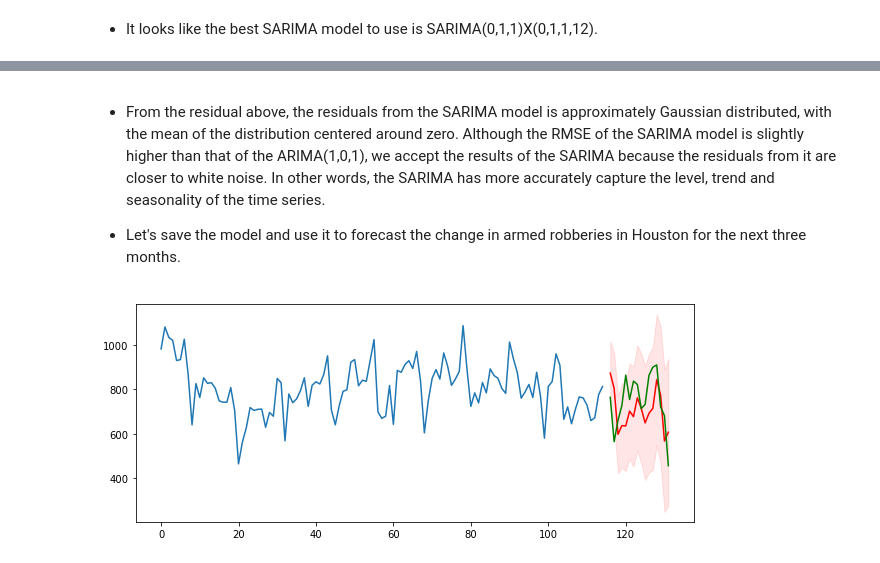
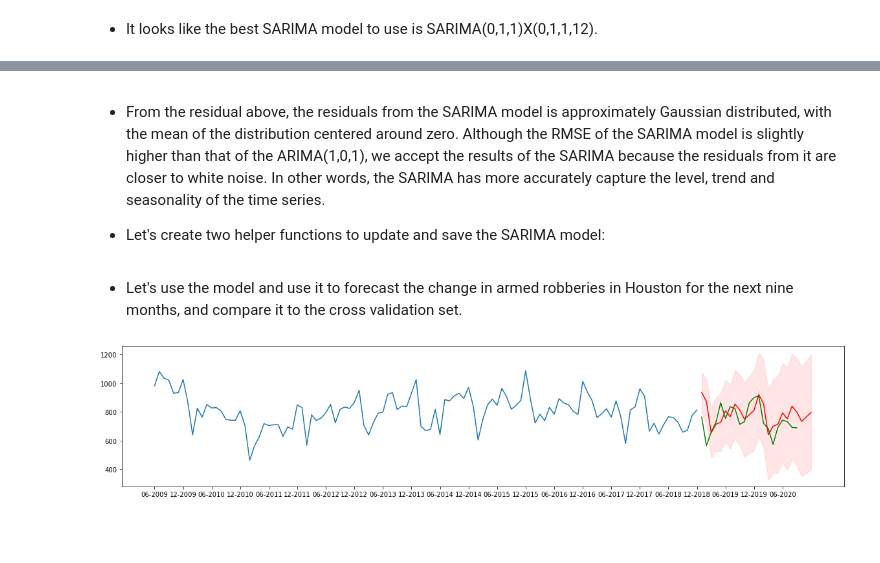
Before and after one commit to grantrzchan/HTX_Armed_Robberies, a Jupyter notebook: HTX_Robberies_ARIMA.ipynb, the cells around one changed output, grey strips where cells are left out. Saved outputs shown, nothing was run; the diff lists cells and outputs as text; code cells hidden in the pictures; blank space fills up the shorter version.

Commit message:
periodic forecast version

```diff
--- a/HTX_Robberies_ARIMA.ipynb
+++ b/HTX_Robberies_ARIMA.ipynb
@@ -468,8 +527,8 @@ import itertools
 def evaluate_arima(data, arima_order):
     '''Function to evaluate data set X based on ARIMA order with some (p,d,q) and return RMSE'''
     #prepare training data
-    data = data.astype('float32')
-    train_size = int(len(data) * 0.5)
+    data = data.astype('float64')
+    train_size = int(len(data) * 0.8)
     train, test = data[0:train_size], data[train_size:]
     history = [x for x in train]
     # make predictions
@@ -486,7 +545,7 @@ def evaluate_arima(data, arima_order):
 
 def evaluate_arima_models(data, p_val, d_val, q_val):
     #convert data set to float to prevent numpy error
-    data = data.astype('float32')
+    data = data.astype('float64')
     best_rmse, best_config = float('inf'), None
     #loop through all values of p,d,q to try every configuration order for ARIMA
     for p, d, q in itertools.product(p_val, d_val, q_val):
@@ -737,7 +803,7 @@ from pmdarima import auto_arima
 #create training set and test set
 normalized, ts_avg, ts_std  = normalizer(data_set)
 X = normalized.values
-X = X.astype('float32')
+X = X.astype('float64')
 
 #start with train set of 80%
 train_size = int(0.8*len(X))
@@ -866,4 +932,4 @@ dtype: float64
 # %% [markdown]
 - From the residual above, the residuals from the SARIMA model is approximately Gaussian distributed, with the mean of the distribution centered around zero. Although the RMSE of the SARIMA model is slightly higher than that of the ARIMA(1,0,1), we accept the results of the SARIMA because the residuals from it are closer to white noise. In other words, the SARIMA has more accurately capture the level, trend and seasonality of the time series.
 
-- Let's save the model and use it to forecast the change in armed robberies in Houston for the next three months.
+- Let's create two helper functions to update and save the SARIMA model:
@@ -880,12 +951,30 @@ np.save('sarima_hist.npy', sarimax_hist)
+# %% [markdown]
+- Let's use the model and use it to forecast the change in armed robberies in Houston for the next nine months, and compare it to the cross validation set.
 # %%
 sarima_new_hist = sarimax_hist.copy()
+working_model = sarima_model_fit
+sarima_prediction = []
+sarima_pred_lcb = []
+sarima_pred_ucb = []
 
-x = sarima_model_fit
-steps = 16
-# print(sarima_new_hist)
+steps = 24
+
+# for i in range(steps):
+#     #make prediction
+#     forecasted = working_model.get_forecast(1).summary_frame()
+#     #update training history with new prediction
+#     sarima_new_hist.append(forecasted.loc[0,'mean'])
+#     #keep track of predictions and their confidence intervals
+#     sarima_prediction.append(inv_normalizer(forecasted.loc[0,'mean'],ts_avg, ts_std))
+#     sarima_pred_lcb.append(inv_normalizer(forecasted.loc[0,'mean_ci_lower'],ts_avg, ts_std))
+#     sarima_pred_ucb.append(inv_normalizer(forecasted.loc[0,'mean_ci_upper'],ts_avg, ts_std))
+#     #update SARIMA model with new training history
+#     working_model = SARIMA_update_model(sarima_new_hist)
+# print(sarima_prediction)
 
 #make prediction using saved model
 forecasted = x.get_forecast(steps).summary_frame()
+# print(forecasted)
 sarima_model_pred = list(forecasted.loc[:,'mean'])
 for i in range(len(sarima_model_pred)):
     sarima_new_hist.append(sarima_model_pred[i])
@@ -893,14 +982,15 @@ lower_bound = list(forecasted.loc[:,'mean_ci_lower'])
 upper_bound = list(forecasted.loc[:,'mean_ci_upper'])
 
 sarima_prediction = [inv_normalizer(item, ts_avg, ts_std) for item in sarima_model_pred]
-sarima_lcb = [inv_normalizer(item, ts_avg, ts_std) for item in lower_bound]
-sarima_ucb = [inv_normalizer(item, ts_avg, ts_std) for item in upper_bound]
+sarima_pred_lcb = [inv_normalizer(item, ts_avg, ts_std) for item in lower_bound]
+sarima_pred_ucb = [inv_normalizer(item, ts_avg, ts_std) for item in upper_bound]
 # %%
-plt.figure(figsize=(10,4))
+plt.figure(figsize=(20,4))
 plt.plot([inv_normalizer(item, ts_avg, ts_std) for item in sarimax_hist])
-plt.plot(np.arange(len(sarimax_hist)+1, len(sarimax_hist)+steps+1), sarima_prediction, color='r')
-plt.plot(np.arange(len(sarimax_hist)+1, len(sarimax_hist)+len(cv_set)+1),cv_set.values, color='g')
-plt.fill_between(np.arange(len(sarimax_hist)+1, len(sarimax_hist)+steps+1), sarima_lcb, sarima_ucb, color='r', alpha=0.1)
+plt.plot(np.arange(len(sarimax_hist), len(sarimax_hist)+steps), sarima_prediction, color='r')
+plt.plot(np.arange(len(sarimax_hist), len(sarimax_hist)+len(cv_set[0:steps])),cv_set.values[0:steps], color='g')
+plt.fill_between(np.arange(len(sarimax_hist), len(sarimax_hist)+steps), sarima_pred_lcb, sarima_pred_ucb, color='r', alpha=0.1)
+plt.xticks(np.arange(0,len(list(data_series.index)),6),[l.strftime('%m-%Y') for l in list(data_series.index)][0:len(data_series.index):6])
 plt.show()
 # %% [output]
-[figure, old version]
+[figure, new version]
```
Also changed, not shown: parts of 43 cells of this notebook.
